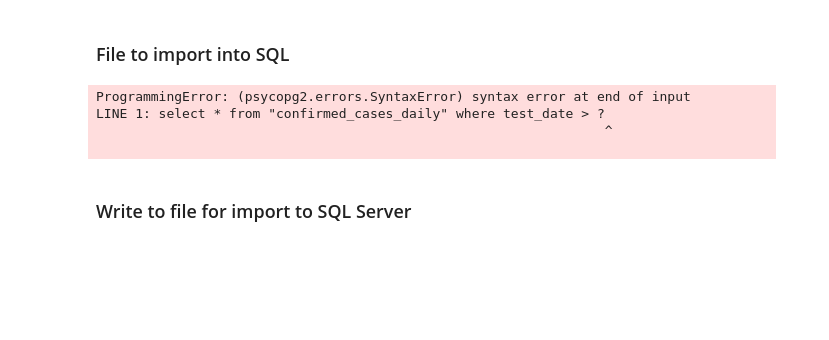
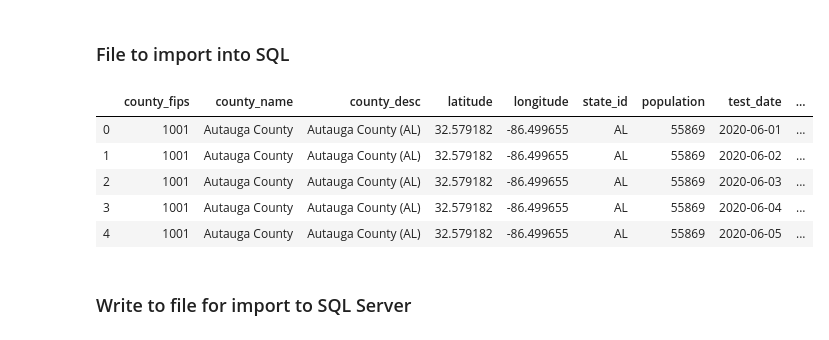
Before and after one commit to dowripple/Cov2, a Jupyter notebook: Cov2_Project/notebooks/update_data.ipynb, the cells around one changed output. Cells and saved outputs as stored; diff of their text form; code cells hidden in the pictures; blank space fills up the shorter version.

```diff
--- a/Cov2_Project/notebooks/update_data.ipynb
+++ b/Cov2_Project/notebooks/update_data.ipynb
@@ -292,15 +292,16 @@ report_df.to_csv(full_file, index=False, header=True)
 ### File to import into SQL
 # %%
 # exporting for tableau
-start_date = '2020-06-01'
-report_df = pd.read_sql_query('select * from "confirmed_cases_daily" where test_date > ?',con=engine, params=(start_date))
+report_df = pd.read_sql_query('select * from "confirmed_cases_daily"',con=engine)
 
 report_df.head()
 # %% [output]
-ProgrammingError: (psycopg2.errors.SyntaxError) syntax error at end of input
-LINE 1: select * from "confirmed_cases_daily" where test_date > ?
-                                                                 ^
-
+|  | county_fips | county_name | county_desc | latitude | longitude | state_id | population | test_date | ... |
+| 0 | 1001 | Autauga County | Autauga County (AL) | 32.579182 | -86.499655 | AL | 55869 | 2020-06-01 | ... |
+| 1 | 1001 | Autauga County | Autauga County (AL) | 32.579182 | -86.499655 | AL | 55869 | 2020-06-02 | ... |
+| 2 | 1001 | Autauga County | Autauga County (AL) | 32.579182 | -86.499655 | AL | 55869 | 2020-06-03 | ... |
+| 3 | 1001 | Autauga County | Autauga County (AL) | 32.579182 | -86.499655 | AL | 55869 | 2020-06-04 | ... |
+| 4 | 1001 | Autauga County | Autauga County (AL) | 32.579182 | -86.499655 | AL | 55869 | 2020-06-05 | ... |
 # %% [markdown]
 ### Write to file for import to SQL Server
 # %%
```
Also changed, not shown: 1 other file.
